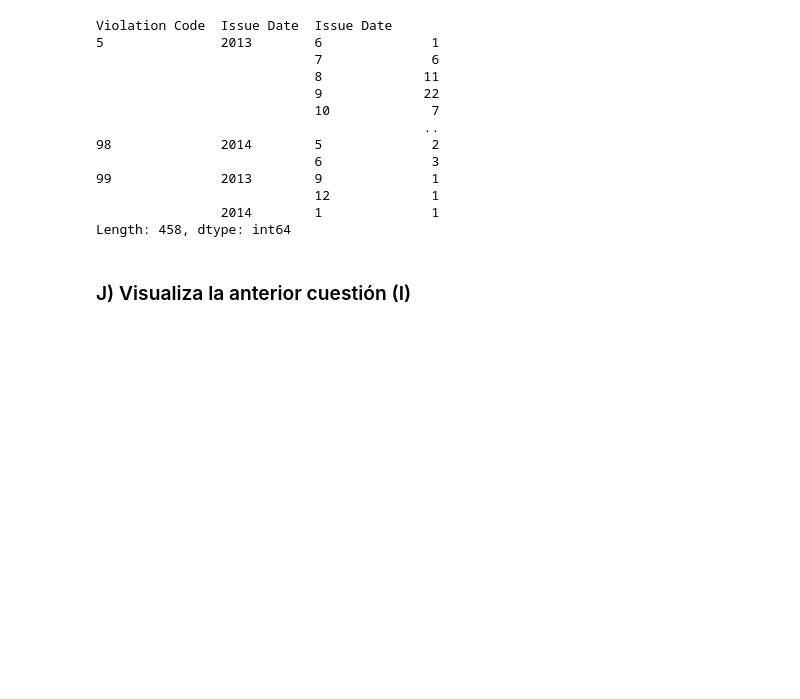
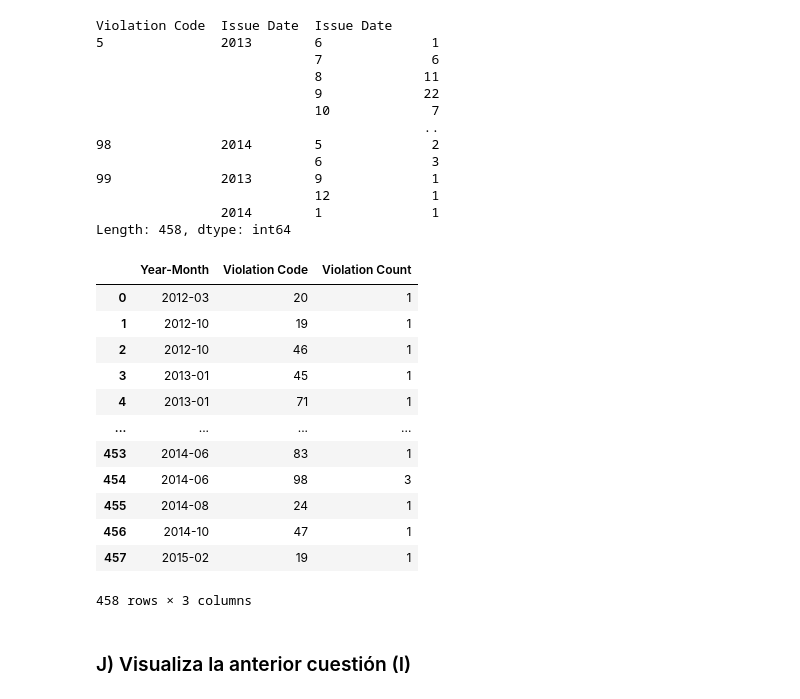
Before and after one commit to llorenscapotorres/ProyectoPandas, a Jupyter notebook: ProyectoPandas_Github.ipynb, the cells around one changed output. Cells and saved outputs as stored; diff of their text form; code cells hidden in the pictures; blank space fills up the shorter version.

```diff
--- a/ProyectoPandas_Github.ipynb
+++ b/ProyectoPandas_Github.ipynb
@@ -144,5 +131,23 @@ Violation Code  Issue Date  Issue Date
                             12             1
                 2014        1              1
 Length: 458, dtype: int64
+# %%
+parking['Year-Month'] = parking['Issue Date'].dt.to_period('M')
+result = parking.groupby(['Year-Month', 'Violation Code']).size().reset_index(name='Violation Count')
+result
+# %% [output]
+|  | Year-Month | Violation Code | Violation Count |
+| 0 | 2012-03 | 20 | 1 |
+| 1 | 2012-10 | 19 | 1 |
+| 2 | 2012-10 | 46 | 1 |
+| 3 | 2013-01 | 45 | 1 |
+| 4 | 2013-01 | 71 | 1 |
+| ... | ... | ... | ... |
+| 453 | 2014-06 | 83 | 1 |
+| 454 | 2014-06 | 98 | 3 |
+| 455 | 2014-08 | 24 | 1 |
+| 456 | 2014-10 | 47 | 1 |
+| 457 | 2015-02 | 19 | 1 |
+458 rows × 3 columns
 # %% [markdown]
 ### J) Visualiza la anterior cuestión (I)
```
Also changed, not shown: parts of 2 cells of this notebook.
